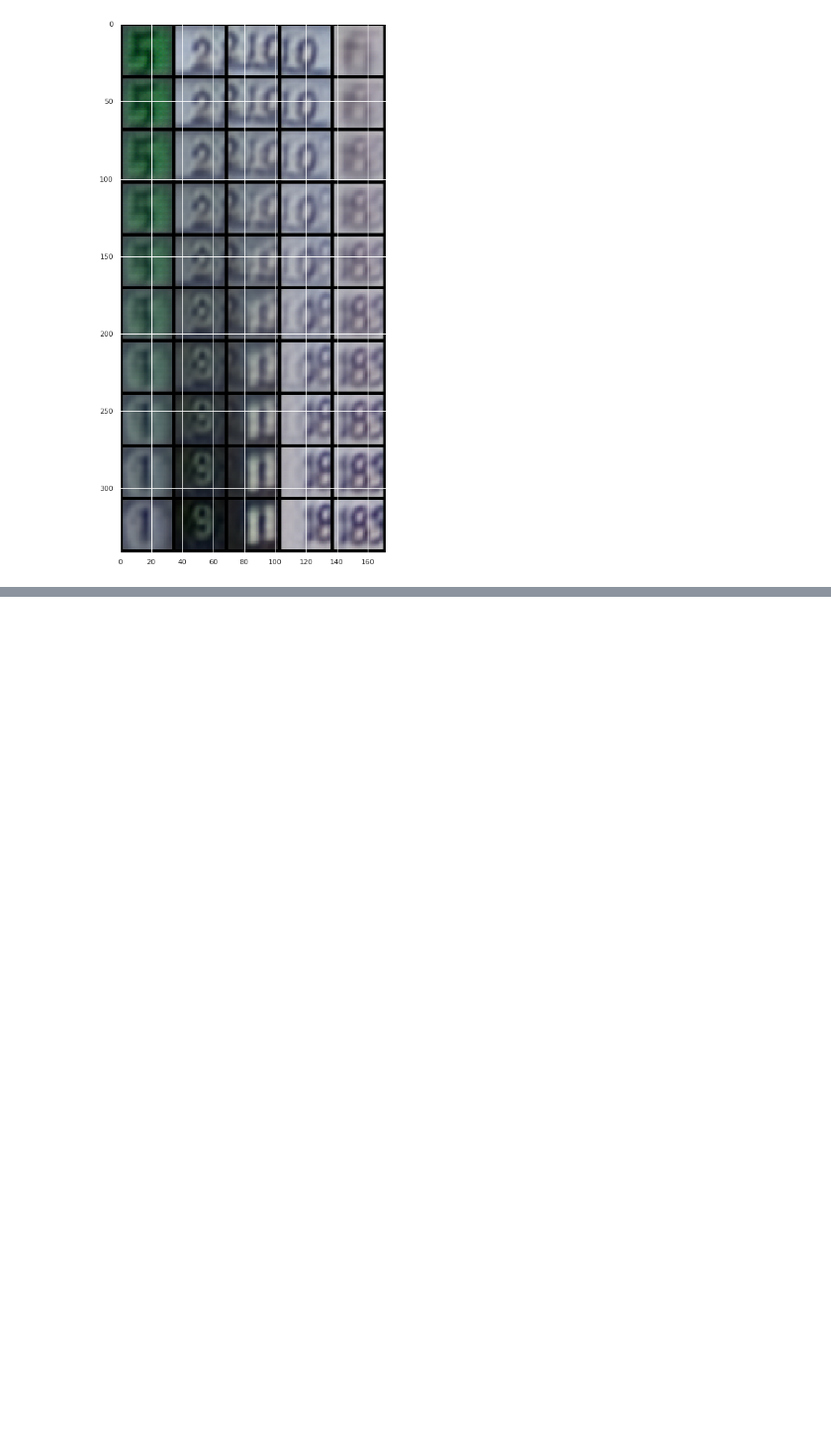
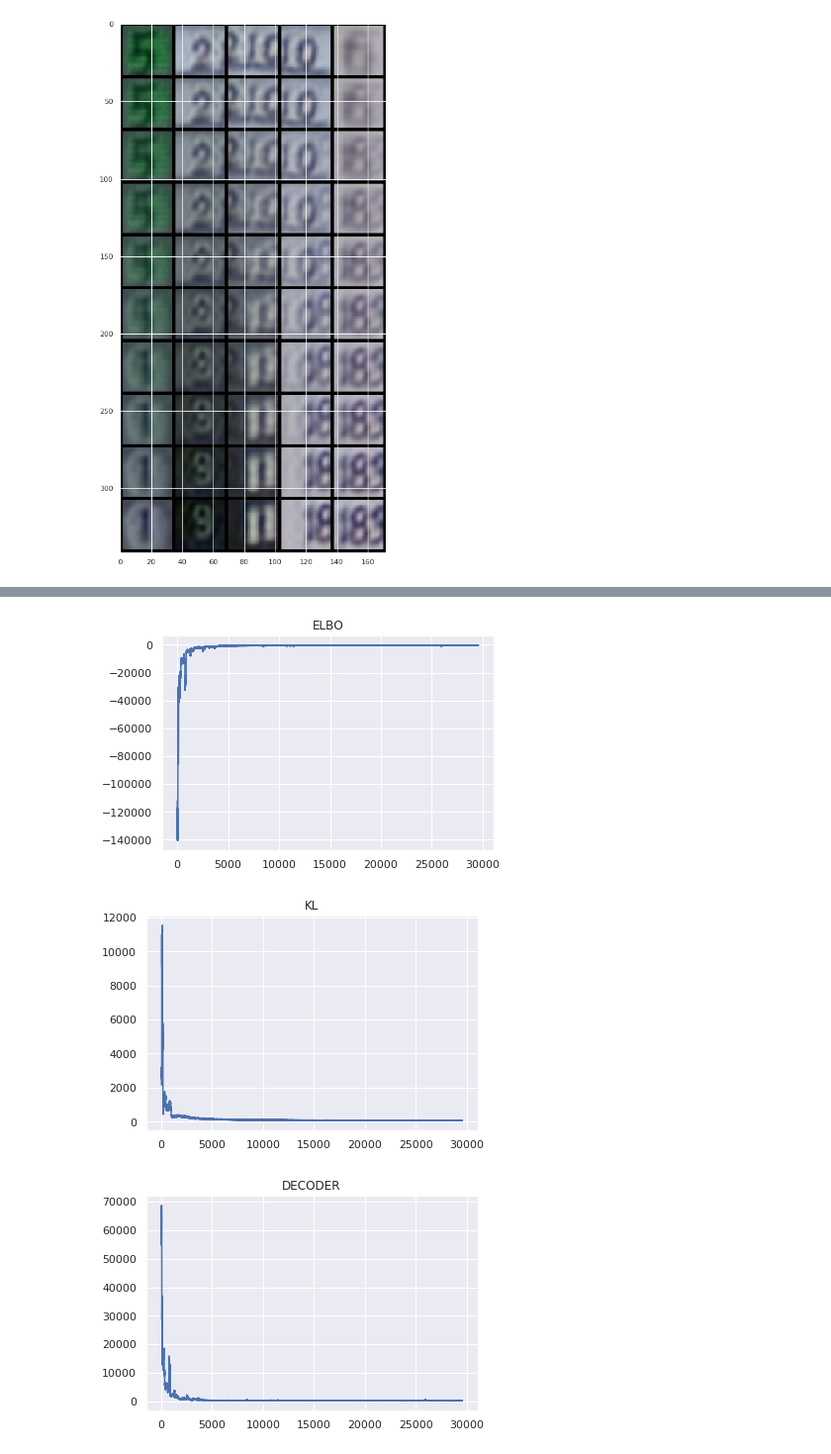
Before and after one commit to vladimirrim/DUL, a Jupyter notebook: Hw_4_2.ipynb, the cells around one changed output, grey strips where cells are left out. Shown at 99% size. Saved outputs shown, nothing was run; the diff lists cells and outputs as text; code cells hidden in the pictures; blank space fills up the shorter version.

```diff
--- a/Hw_4_2.ipynb
+++ b/Hw_4_2.ipynb
@@ -246,0 +388,8 @@ Clipping input data to the valid range for imshow with RGB data ([0..1] for floa
+# %%
+plot(val_log_elbo, 'ELBO')
+plot(val_log_kl, 'KL')
+plot(val_log_dec, 'DECODER')
+# %% [output]
+[figure, added]
+[figure, added]
+[figure, added]
```
Also changed, not shown: parts of 17 cells of this notebook.
